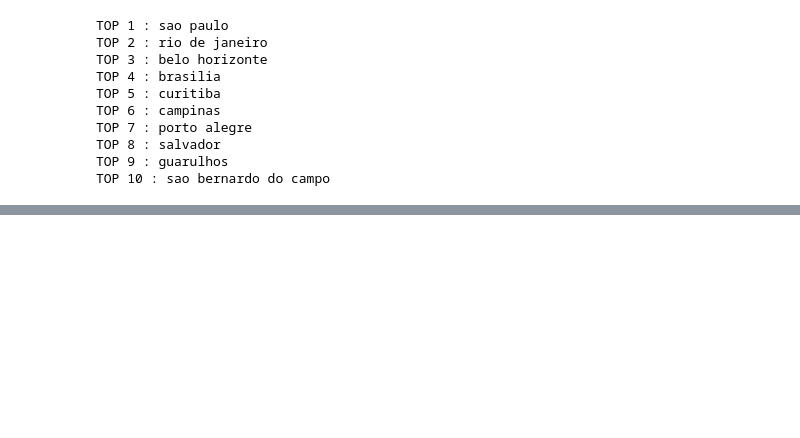
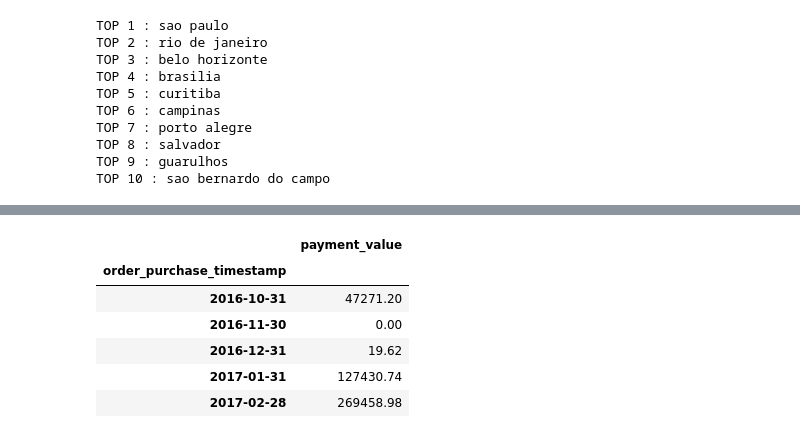
Before and after one commit to nikel4610/Deeplearning_more, a Jupyter notebook: datawithsql/0816/08161.ipynb, the cells around one changed output, grey strips where cells are left out. Drawn from its saved outputs; the diff is of its cells as text; code cells hidden in the pictures; blank space fills up the shorter version.

```diff
--- a/datawithsql/0816/08161.ipynb
+++ b/datawithsql/0816/08161.ipynb
@@ -166,0 +265,10 @@ fig.show()
+# %%
+merged_order_month_sum.head()
+# %% [output]
+|  | payment_value |
+| order_purchase_timestamp |  |
+| 2016-10-31 | 47271.20 |
+| 2016-11-30 | 0.00 |
+| 2016-12-31 | 19.62 |
+| 2017-01-31 | 127430.74 |
+| 2017-02-28 | 269458.98 |
```
Also changed, not shown: parts of 24 cells of this notebook.
